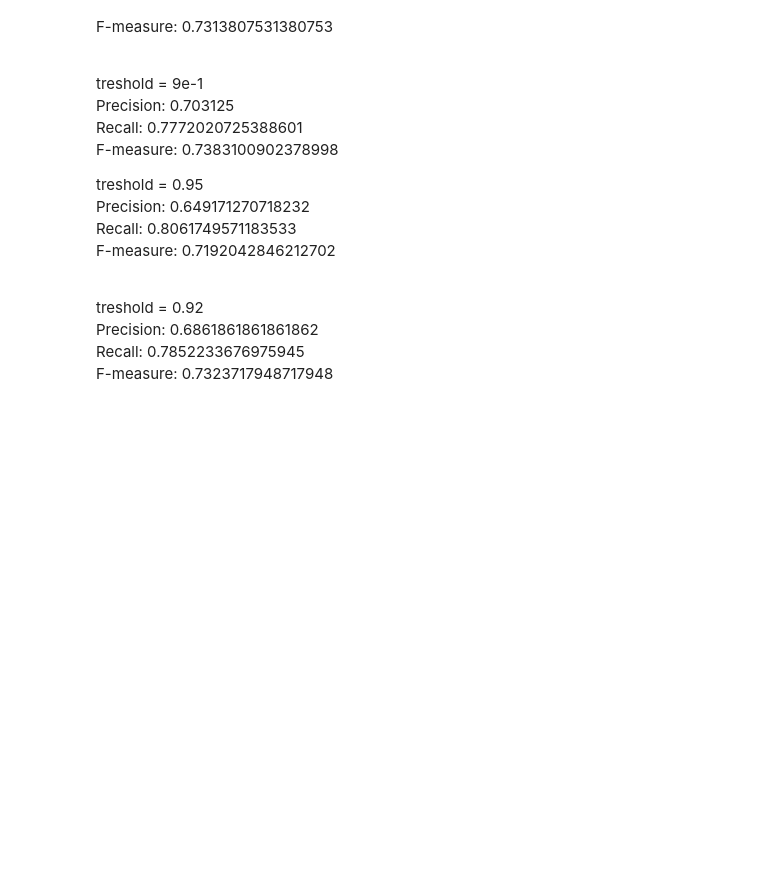
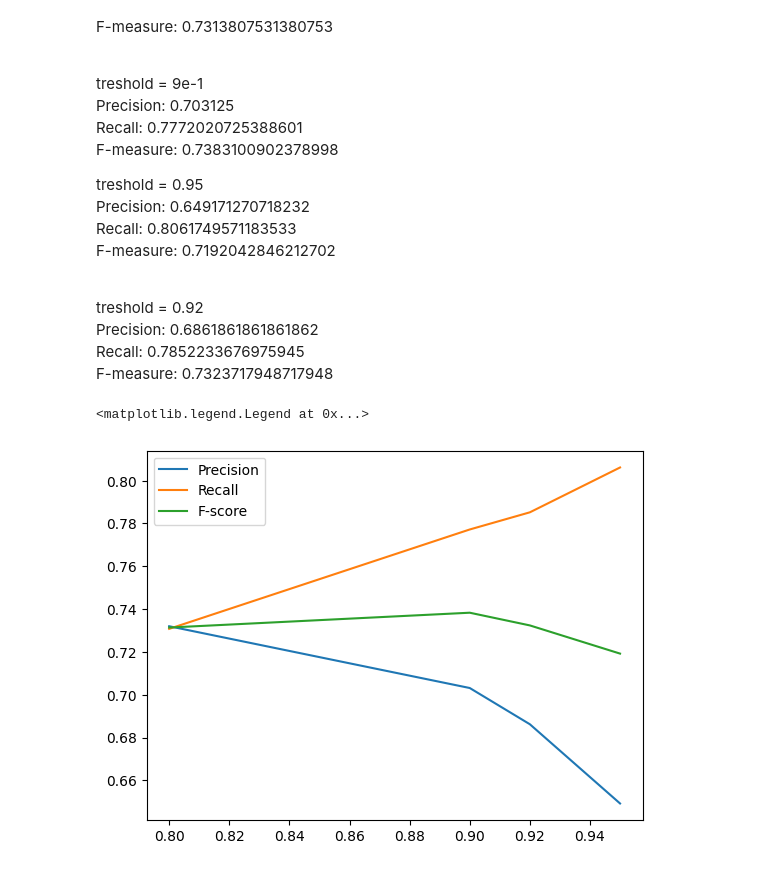
Before and after one commit to Miktima/bertnews, a Jupyter notebook: Fscore.ipynb, the cells around one changed output. Cells and saved outputs as stored; diff of their text form; code cells hidden in the pictures; blank space fills up the shorter version.

Commit message:
f score

```diff
--- a/Fscore.ipynb
+++ b/Fscore.ipynb
@@ -197,3 +197,16 @@ treshold = 0.92<br>
 Precision:  0.6861861861861862<br>
 Recall:  0.7852233676975945<br>
 F-measure:  0.7323717948717948<br>
+# %%
+fig, ax = plt.subplots()
+treshold = [0.8, 0.9, 0.92, 0.95]
+prec = [0.7319932998324958, 0.703125, 0.6861861861861862, 0.649171270718232]
+recall = [0.7307692307692307, 0.7772020725388601, 0.7852233676975945, 0.8061749571183533]
+f1 = [0.7313807531380753, 0.7383100902378998, 0.7323717948717948, 0.7192042846212702]
+ax.plot(treshold, prec, label="Precision")
+ax.plot(treshold, recall, label="Recall")
+ax.plot(treshold, f1, label="F-score")
+ax.legend()
+# %% [output]
+<matplotlib.legend.Legend at 0x...>
+[figure, added]
```
